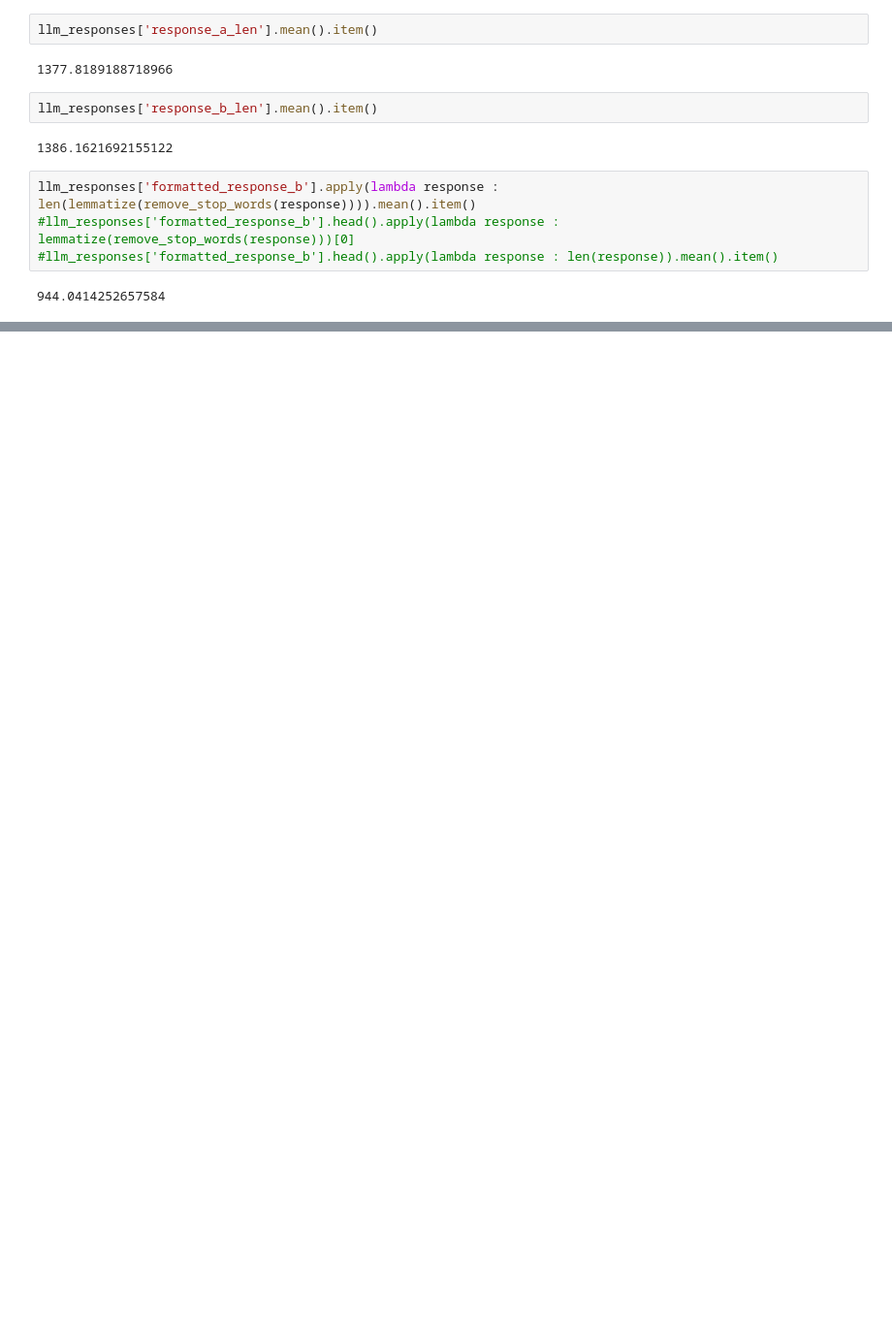
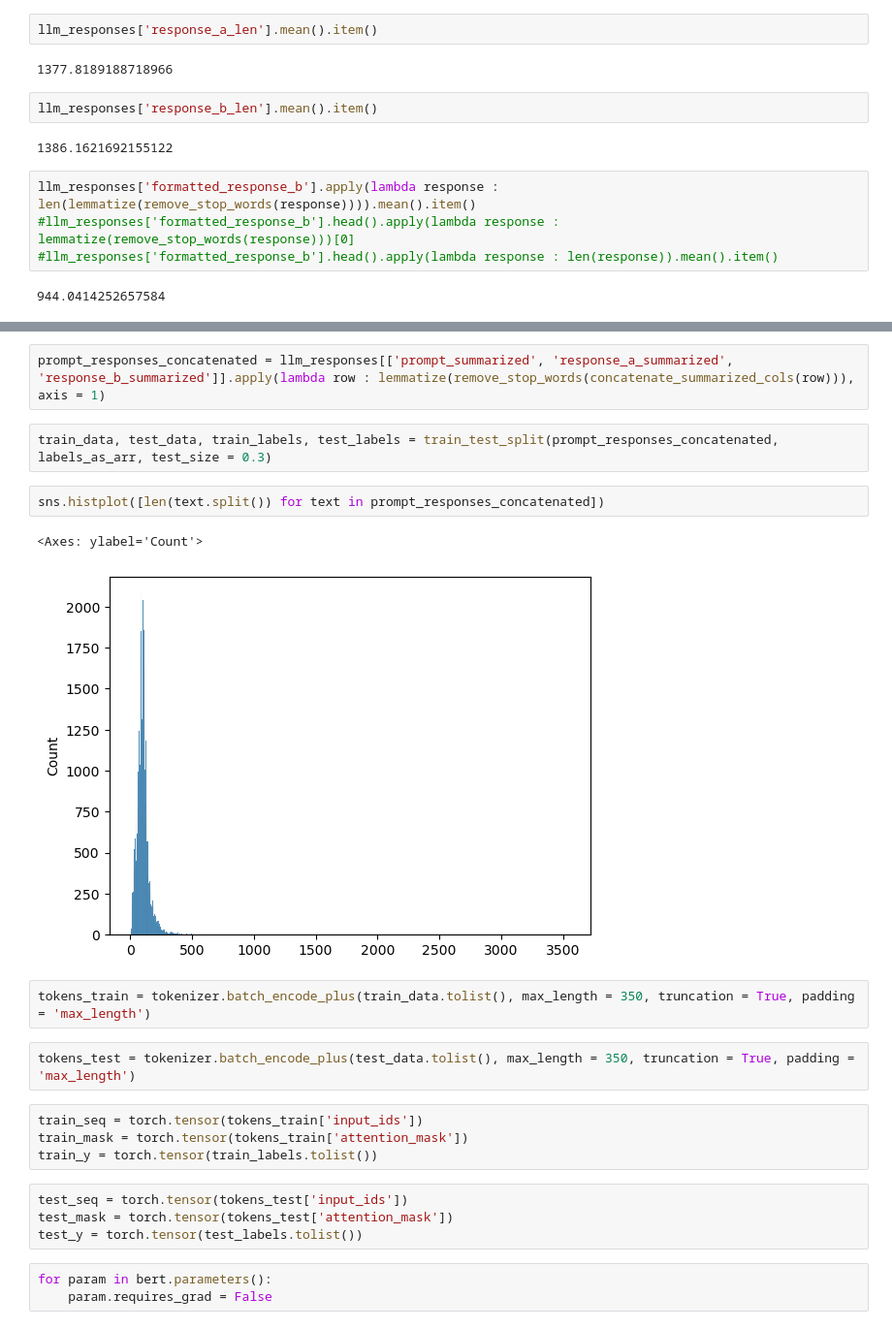
Before and after one commit to Dmytro1996/llm_classification_finetuning_kaggle, a Jupyter notebook: LLM_Classification_Finetuning.ipynb, the cells around one changed output, grey strips where cells are left out. Shown at 97% size. Saved outputs shown, nothing was run; the diff lists cells and outputs as text; blank space fills up the shorter version.

Commit message:
Began experimenting with BERT

```diff
--- a/LLM_Classification_Finetuning.ipynb
+++ b/LLM_Classification_Finetuning.ipynb
@@ -654,0 +669,24 @@ llm_responses['formatted_response_b'].apply(lambda response : len(lemmatize(remo
+# %%
+prompt_responses_concatenated = llm_responses[['prompt_summarized', 'response_a_summarized', 'response_b_summarized']].apply(lambda row : lemmatize(remove_stop_words(concatenate_summarized_cols(row))), axis = 1)
+# %%
+train_data, test_data, train_labels, test_labels = train_test_split(prompt_responses_concatenated, labels_as_arr, test_size = 0.3)
+# %%
+sns.histplot([len(text.split()) for text in prompt_responses_concatenated])
+# %% [output]
+<Axes: ylabel='Count'>
+[figure, added]
+# %%
+tokens_train = tokenizer.batch_encode_plus(train_data.tolist(), max_length = 350, truncation = True, padding = 'max_length')
+# %%
+tokens_test = tokenizer.batch_encode_plus(test_data.tolist(), max_length = 350, truncation = True, padding = 'max_length')
+# %%
+train_seq = torch.tensor(tokens_train['input_ids'])
+train_mask = torch.tensor(tokens_train['attention_mask'])
+train_y = torch.tensor(train_labels.tolist())
+# %%
+test_seq = torch.tensor(tokens_test['input_ids'])
+test_mask = torch.tensor(tokens_test['attention_mask'])
+test_y = torch.tensor(test_labels.tolist())
+# %%
+for param in bert.parameters():
+    param.requires_grad = False
```
Also changed, not shown: parts of 7 cells of this notebook.
